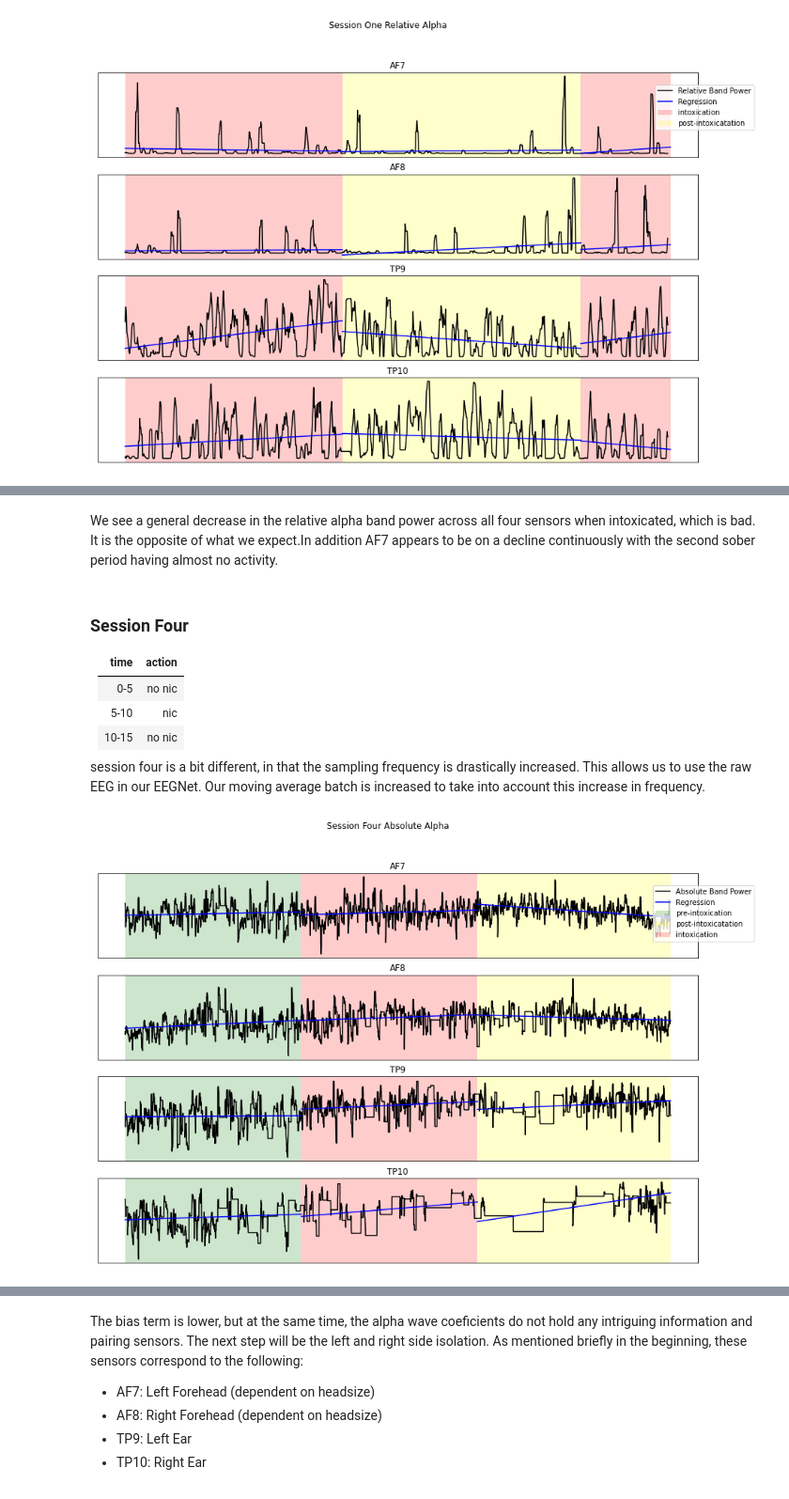
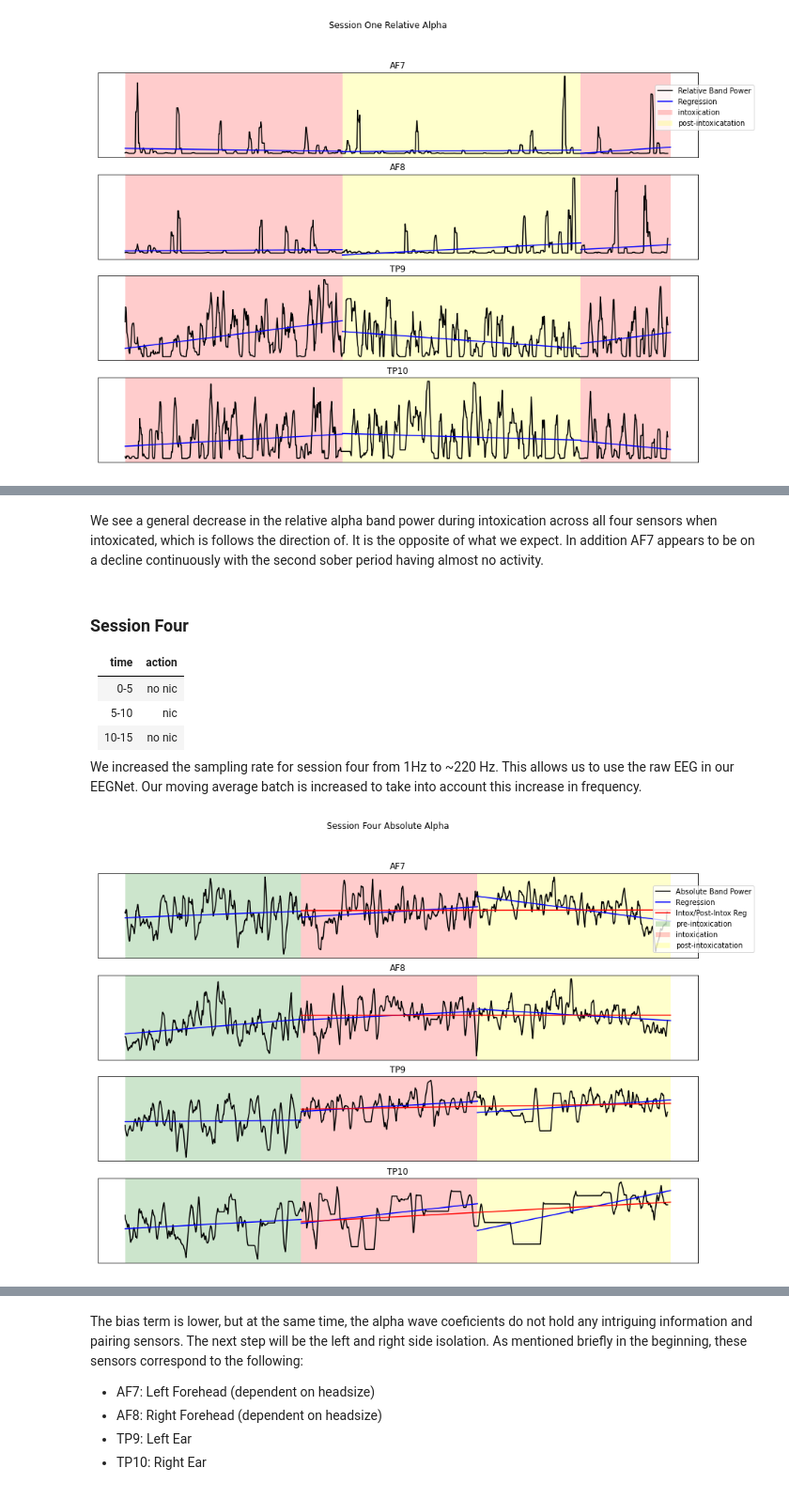
Before and after one commit to Nlin2/cogs189_project, a Jupyter notebook: src/Report.ipynb, the cells around one changed output, grey strips where cells are left out. Shown at 94% size. Saved outputs shown, nothing was run; the diff lists cells and outputs as text; code cells hidden in the pictures.

```diff
--- a/src/Report.ipynb
+++ b/src/Report.ipynb
@@ -101,8 +136,8 @@ def moving_avg(arr:list, n:int) -> np.array:
 
 def get_regression(period:list,wave_data:np.array) -> (float, float):
     """
-    @param period
-    @param data
+    @param period - two dimensional array containing information on (start of period, end of period) within wave_data
+    @param data - corresponds to brain wave information
     returns the linear regression plot data given training data
     """
     y = wave_data[period[0]:period[1]]
@@ -113,12 +148,14 @@ def get_regression(period:list,wave_data:np.array) -> (float, float):
     return [period[0], period[1]], [b + m * 0, b + m * len(y)]
 
 # PLOTS
-def brainwave_abs_plot(session:pd.DataFrame, titleName:str, periods:list):
+def brainwave_abs_plot(session:pd.DataFrame, titleName:str, periods:list, includeEndReg:bool=True, BATCH:int=BATCH):
     """
     Creates a plot for the absolute alpha waves
     @param session: pandas dataframe of the muse dataset
     @param titleName: title of the plot
     @param periods: 2d list of the (color, label, and the timespan for the background
+    @param includeEndReg: if true, show the regression of both intox and post-intox
+    @param BATCH: size of moving average
     """
     # Coefficient Visualization
     fig, ax = plt.subplots(4, 1, figsize=(15, 10))
@@ -137,14 +174,22 @@ def brainwave_abs_plot(session:pd.DataFrame, titleName:str, periods:list):
             # Stepwise TimeSeries Linear Regression
             x, y = get_regression(timespan, vals)
             ax[i].plot(x, y, color=reg, label="Regression")
+        # Time series regression, nonsober
+        if includeEndReg:
+            x, y = get_regression([periods[-2][-1][0], periods[-1][-1][1]], vals)
+            ax[i].plot(x, y, color="red", label="Intox/Post-Intox Reg")
     handles, labels = plt.gca().get_legend_handles_labels()
     by_label = dict(zip(labels, handles))
     plt.legend(by_label.values(), by_label.keys(), bbox_to_anchor=(1.1,4.5))
     plt.suptitle(titleName)
     plt.show()
 
-def brainwave_nonalpha_plot(session:pd.DataFrame, titleName:str, periods):
+def brainwave_nonalpha_plot(session:pd.DataFrame, titleName:str, periods: list):
     """
+    Creates a plot for the absolute non-alpha waves
+    @param session: pandas dataframe of the muse dataset
+    @param titleName: title of the plot
+    @param periods: 2d list of the (color, label, and the timespan for the background
     """
     nonalphas = [DELTA, THETA, BETA, GAMMA]
     titles = ["Delta", "Theta", "Beta", "Gamma"]
@@ -175,12 +220,13 @@ def brainwave_nonalpha_plot(session:pd.DataFrame, titleName:str, periods):
     plt.suptitle(titleName)
     plt.show()
 
-def brainwave_rel_plot(session, titleName, periods):
+def brainwave_rel_plot(session:pd.DataFrame, titleName:str, periods: list, includeEndReg:bool=True,BATCH:int=BATCH):
     """
     Creates a plot for the relative alpha waves
     @param session: pandas dataframe of the muse dataset
     @param titleName: title of the plot
     @param periods: 2d list of the (color, label, and the timespan for the background
+    @param includeEndReg: if true, show the regression of both intox and post-intox
     """
     fig, ax = plt.subplots(4,1,figsize=(15,10))
     for i, sensor_names in enumerate([AF7, AF8, TP9, TP10]):
@@ -201,6 +247,11 @@ def brainwave_rel_plot(session, titleName, periods):
             # Stepwise TimeSeries Linear Regression
             x, y = get_regression(timespan, vals)
             ax[i].plot(x, y, color=reg, label="Regression")
+                # Time series regression, nonsober
+        if includeEndReg:
+            x, y = get_regression([periods[-2][-1][0], periods[-1][-1][1]], vals)
+            ax[i].plot(x, y, color="red", label="Intox/Post-Intox Reg")
+
     handles, labels = plt.gca().get_legend_handles_labels()
     by_label = dict(zip(labels, handles))
     plt.legend(by_label.values(), by_label.keys(), bbox_to_anchor=(1.1,4.5))
@@ -375,5 +437,5 @@ brainwave_rel_plot(ses3, "Session Three Relative Alpha", periods)
 # %% [markdown]
-We see a general decrease in the relative alpha band power across all four sensors when intoxicated, which is bad. It is the opposite of what we expect.In addition AF7 appears to be on a decline continuously with the second sober period having almost no activity.
+We see a general decrease in the relative alpha band power during intoxication across all four sensors when intoxicated, which is follows the direction of. It is the opposite of what we expect. In addition AF7 appears to be on a decline continuously with the second sober period having almost no activity.
 # %% [markdown]
 ### Session Four
 |time|action|
@@ -382,7 +444,7 @@ We see a general decrease in the relative alpha band power across all four senso
 |5-10| nic|
 |10-15| no nic|
 
-session four is a bit different, in that the sampling frequency is drastically increased. This allows us to use the raw EEG in our EEGNet. Our moving average batch is increased to take into account this increase in frequency.
+We increased the sampling rate for session four from 1Hz to ~220 Hz. This allows us to use the raw EEG in our EEGNet. Our moving average batch is increased to take into account this increase in frequency.
 # %%
 ses4 = pd.read_csv(session_four_fp, parse_dates=["TimeStamp"])
 
@@ -401,9 +463,10 @@ sober2 = [sum(ses4.TimeStamp < m3), sum(ses4.TimeStamp < m4)]
 ses4_timestamps = [m1, m2 , m3, m4]
 # %%
 periods = [("green", "pre-intoxication", sober1),
-          ("yellow", "post-intoxicatation", sober2),
-          ("red", "intoxication", intox1)]
-brainwave_abs_plot(ses4, "Session Four Absolute Alpha", periods)
+           ("red", "intoxication", intox1),
+           ("yellow", "post-intoxicatation", sober2),
+          ]
+brainwave_abs_plot(ses4, "Session Four Absolute Alpha", periods, BATCH=BATCH*220)
 # %% [output]
-[figure, old version]
+[figure, new version]
 # %% [markdown]
```
Also changed, not shown: parts of 55 cells of this notebook, 2 other files.
